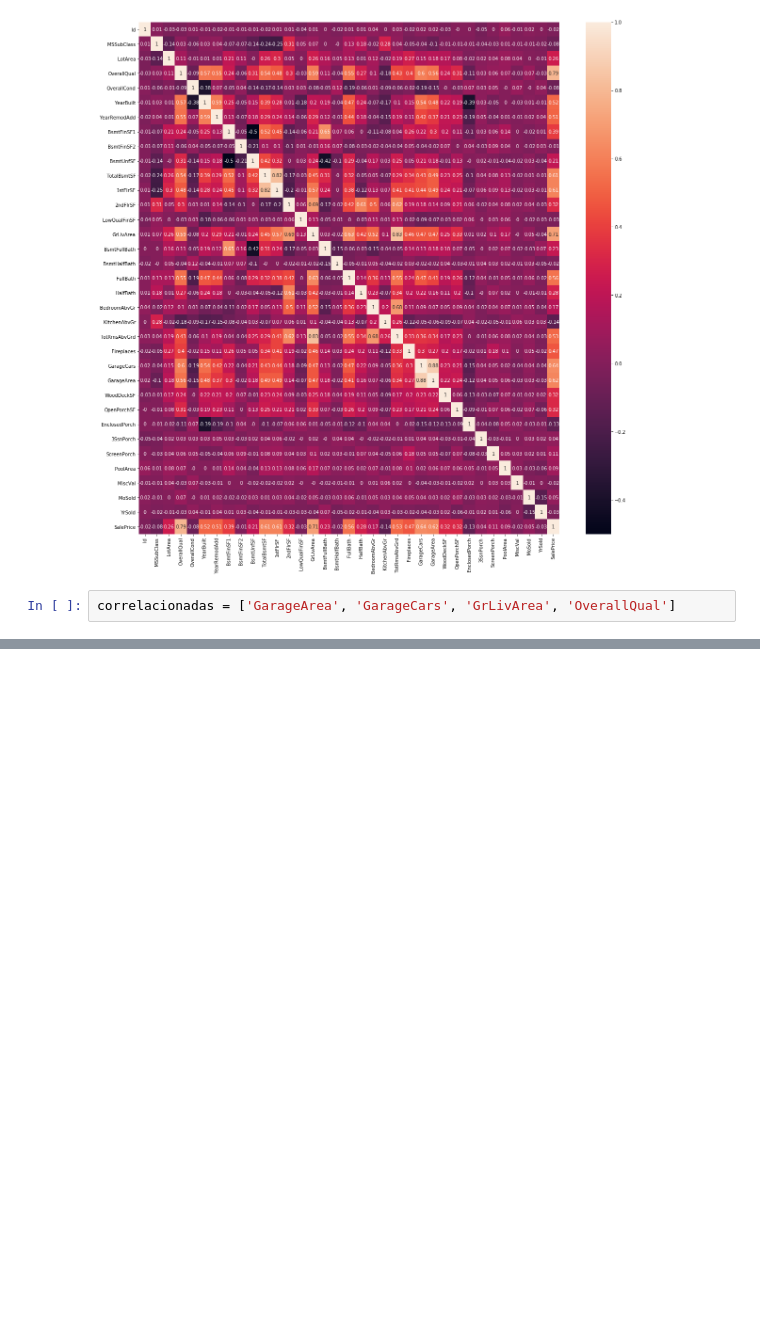
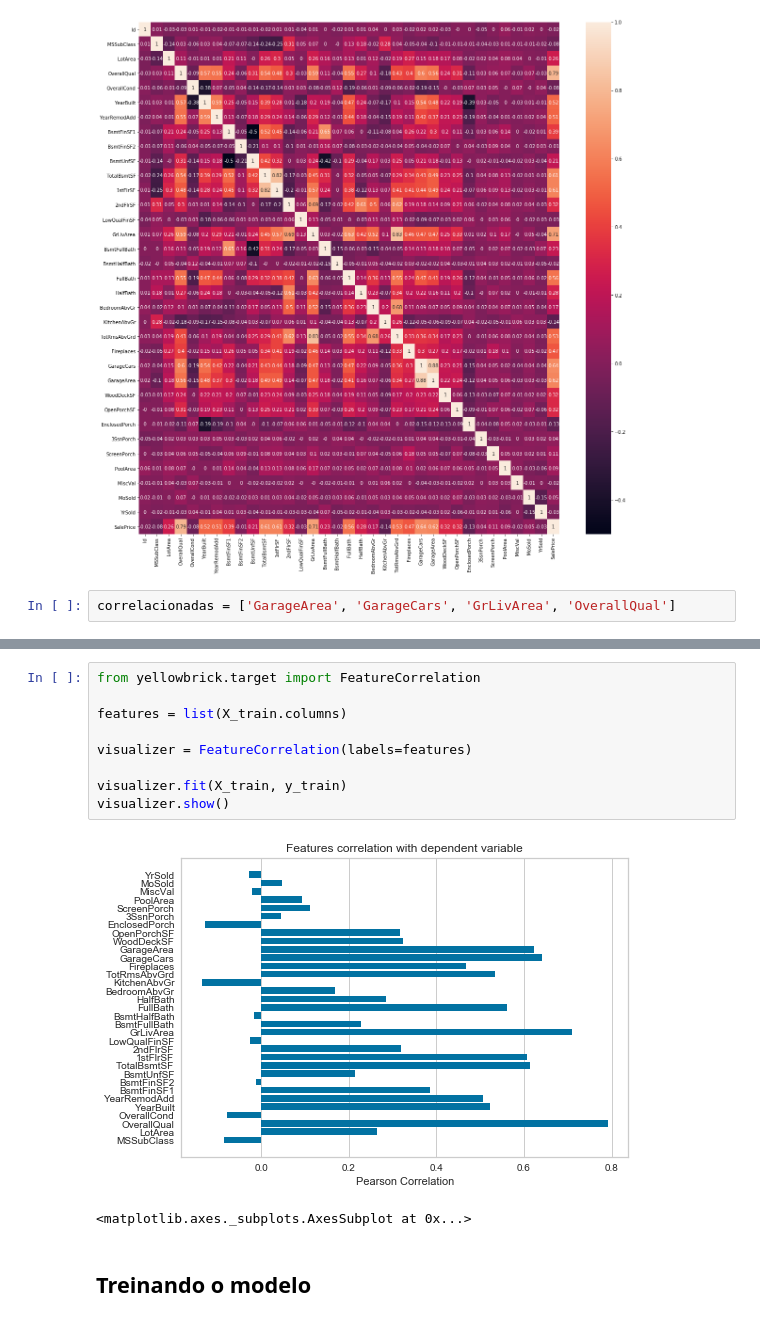
Before and after one commit to pralineso/cursods, a Jupyter notebook: conteudo_semana6/semana6.ipynb, the cells around one changed output, grey strips where cells are left out. Saved outputs shown, nothing was run; the diff lists cells and outputs as text; blank space fills up the shorter version.

```diff
--- a/conteudo_semana6/semana6.ipynb
+++ b/conteudo_semana6/semana6.ipynb
@@ -143,0 +193,14 @@ correlacionadas = ['GarageArea', 'GarageCars', 'GrLivArea', 'OverallQual']
+# %%
+from yellowbrick.target import FeatureCorrelation
+
+features = list(X_train.columns)
+
+visualizer = FeatureCorrelation(labels=features)
+
+visualizer.fit(X_train, y_train)
+visualizer.show()
+# %% [output]
+[figure, added]
+<matplotlib.axes._subplots.AxesSubplot at 0x...>
+# %% [markdown]
+## Treinando o modelo
```
Also changed, not shown: parts of 39 cells of this notebook.
